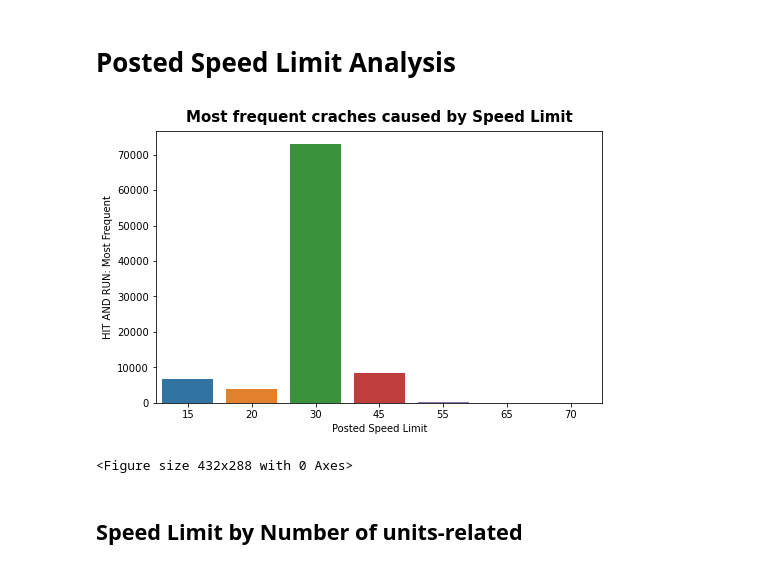
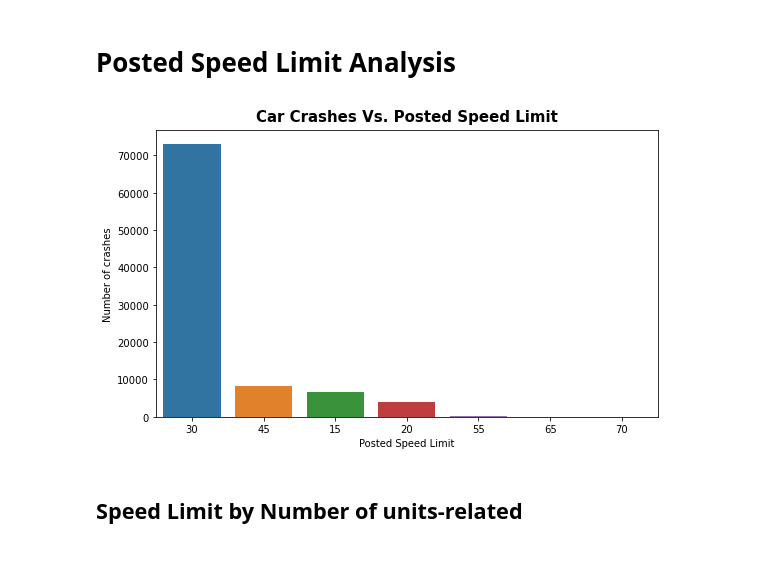
Before and after one commit to akladyous/Chicago_Car_Crashes, a Jupyter notebook: Chicago_Car_Crashes.ipynb, the cells around one changed output. Drawn from its saved outputs; the diff is of its cells as text; code cells hidden in the pictures.

```diff
--- a/Chicago_Car_Crashes.ipynb
+++ b/Chicago_Car_Crashes.ipynb
@@ -112,14 +99,14 @@ excluded_cols.update([
     'WORK_ZONE_TYPE', 'BEAT_OF_OCCURRENCE', 'DATE_POLICE_NOTIFIED', 'CRASH_TYPE', 'SEC_CONTRIBUTORY_CAUSE'])
 # df.drop(labels=cols_to_drop, axis=1, inplace=True)
 # %%
-TransformerDate = DateTransformer('CRASH_DATE')
-df.loc[:,'CRASH_DATE'] =  TransformerDate.fit_transform(df)
+TransformerDate = DateTransformer()
+df.CRASH_DATE =  TransformerDate.fit_transform(df.CRASH_DATE)
 # %%
 ImputerCat_with_Unknown  = SimpleImputer(missing_values=np.nan, strategy='constant', fill_value='unknown')
-df.loc[:,dfi.NaN_object_colmns] = ImputerCat_with_Unknown.fit_transform(df.loc[:,dfi.NaN_object_colmns] )
+df.loc[:,dfi.NaN_obj_colmns] = ImputerCat_with_Unknown.fit_transform(df.loc[:,dfi.NaN_obj_colmns] )
 # %%
 ImputerMostFrequent = SimpleImputer(missing_values=np.NaN, strategy='most_frequent')
-df.loc[:,dfi.NaN_float_columns] = ImputerMostFrequent.fit_transform(df.loc[:,dfi.NaN_float_columns])
+df.loc[:,dfi.NaN_num_columns] = ImputerMostFrequent.fit_transform(df.loc[:,dfi.NaN_num_columns])
 # %% [markdown]
 ## FEATURES ENGINEERING
 # %% [markdown]
@@ -144,6 +131,6 @@ df.POSTED_SPEED_LIMIT.unique()
 array([30, 20, 10, 15, 25, 35, 55, 45,  5, 50,  0, 40, 39, 65,  1, 34,  3,
        12, 60,  9, 26, 33, 49, 70, 11, 36, 32, 24,  2, 14, 31, 29])
 # %%
-TransformSpeed = SpeedTransformer('POSTED_SPEED_LIMIT')
-df.loc[:,'POSTED_SPEED_LIMIT'] = TransformSpeed.fit_transform(df)
+TransformSpeed = SpeedTransformer()
+df['POSTED_SPEED_LIMIT'] = TransformSpeed.fit_transform(df['POSTED_SPEED_LIMIT'])
 # %%
@@ -307,20 +288,15 @@ plt.show()
 # %% [markdown]
 <H1>Posted Speed Limit Analysis<H/>
 # %%
-speed_hit_and_run = df.groupby('POSTED_SPEED_LIMIT', as_index=False).agg({'HIT_AND_RUN_I': 'describe'})
-speed_hit_and_run.columns = [speed_hit_and_run.columns.to_list()[0][0]]+\
-                            ['_'.join(x) for x in speed_hit_and_run.columns[1:]]
-
 fig, ax = plt.subplots(figsize=(8,5))
-sns.barplot(x='POSTED_SPEED_LIMIT', y='HIT_AND_RUN_I_count', data=speed_hit_and_run, orient='v', ax=ax)
-ax.set_title("Most frequent craches caused by Speed Limit", fontsize=15, weight='bold', ha='center', va='bottom')
+sns.barplot(x=df.POSTED_SPEED_LIMIT.value_counts().index, y=df.POSTED_SPEED_LIMIT.value_counts(), ax=ax)
+ax.set_title("Car Crashes Vs. Posted Speed Limit", fontsize=15, weight='bold', ha='center', va='bottom')
 ax.set_xlabel('Posted Speed Limit')
-ax.set_ylabel('HIT AND RUN: Most Frequent')
-plt.savefig('./img/speed_hit_and_run.png', dpi=100, format="png")
+ax.set_ylabel('Number of crashes')
+plt.savefig('./img/speed_number_of_crashes.jpg',format="jpg")
 plt.show()
 # %% [output]
-[figure, old version]
+[figure, new version]
-<Figure size 432x288 with 0 Axes>
 # %% [markdown]
 ## Speed Limit by Number of units-related
 # %%
```
Also changed, not shown: parts of 55 cells of this notebook, 24 other files.
